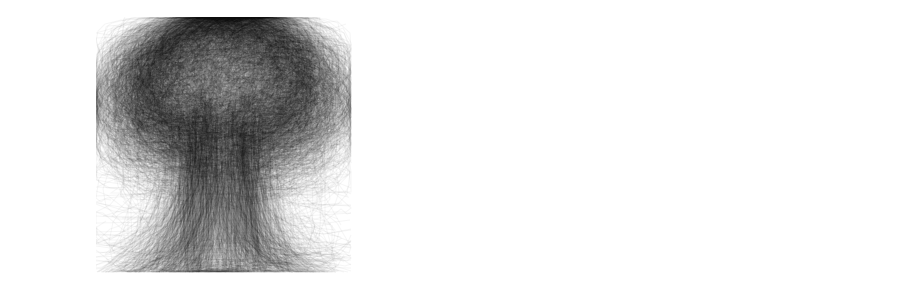
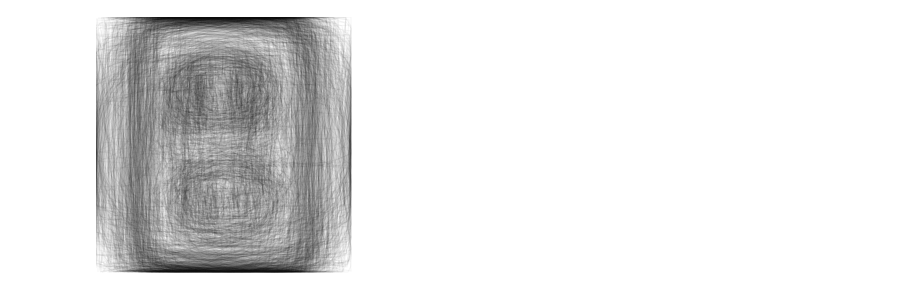
Before and after one commit to SzaboKrisztian/aai-final-project, a Jupyter notebook: final-project.ipynb, the cells around one changed output. Saved outputs shown, nothing was run; the diff lists cells and outputs as text; code cells hidden in the pictures.

```diff
--- a/final-project.ipynb
+++ b/final-project.ipynb
@@ -4,5 +6,5 @@ import pandas as pd
 # %%
-file = '../dataset/tree.ndjson'
+file = '../dataset/power outlet.ndjson'
 
 records = map(uj.loads, open(file, encoding='utf8'))
 df = pd.DataFrame.from_records(records)
@@ -57,7 +13,8 @@ def convert_many(drawings):
 # %%
-from IPython.display import Image
-import random
-drawings = df[df['recognized'] == True]['drawing'].sample(1000)
-Image(convert_many(drawings))
+from IPython.display import Image, display
+
+all_drawings = df[(df['recognized'] == True) & (df['countrycode'] == 'JP')]['drawing']
+drawings = all_drawings if len(all_drawings) < 1000 else all_drawings.sample(1000)
+display(Image(convert_many(drawings)))
 # %% [output]
-[figure, old version]
+[figure, new version]
```
Also changed, not shown: parts of 4 cells of this notebook, 1 other file.
